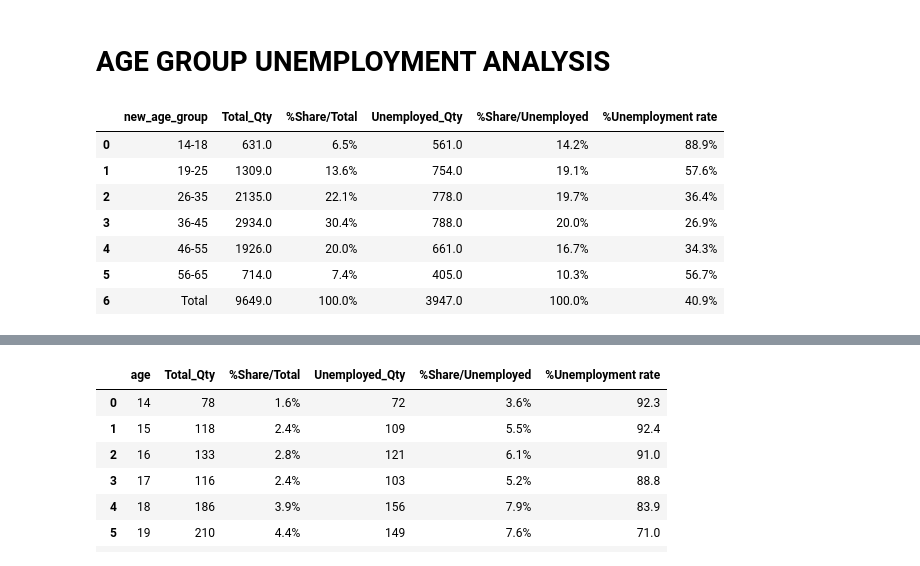
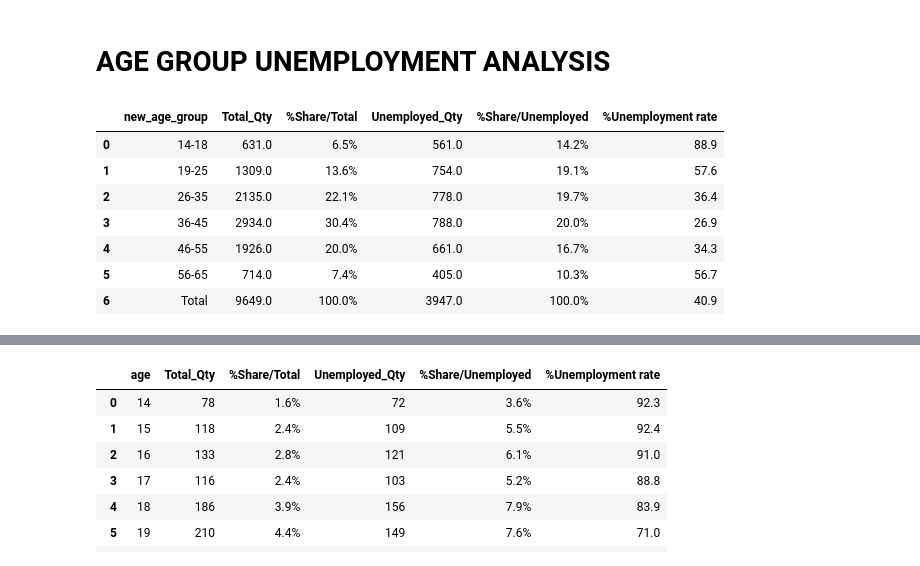
Before and after one commit to juankmp/Project_1_0420_JuanMunoz, a Jupyter notebook: notebooks/analysis.ipynb, the cells around one changed output, grey strips where cells are left out. Cells and saved outputs as stored; diff of their text form; code cells hidden in the pictures.

```diff
--- a/notebooks/analysis.ipynb
+++ b/notebooks/analysis.ipynb
@@ -200,36 +200,36 @@ display(df_result_test) #dataframe without the percentage
 # %%
 df_result_test = df_all.groupby(['new_age_group']).agg({'uuid': ['count']})
 df_result_test.columns = ['Total_Qty']
 df_result_test = df_result_test.reset_index()
 df_result_test.columns = ['new_age_group','Total_Qty']
 df_result_test.loc['Total']= df_result_test.sum(numeric_only=True, axis=0)
 df_result_test['%Share/Total'] = round(df_result_test['Total_Qty'] / df_result_test['Total_Qty'].sum() * 100 * 2,1).astype(str) + '%'
 df_result_test['new_age_group'] = df_result_test['new_age_group'].fillna('Total')
 
 filter = (df_all['full_time_job'] == 'no')
 df_all_2 = df_all[filter]
 
 df_result_test_2 = df_all_2.groupby(['new_age_group']).agg({'uuid': ['count']})
 df_result_test_2.columns = ['Unemployed_Qty']
 df_result_test_2 = df_result_test_2.reset_index()
 df_result_test_2.columns = ['new_age_group','Unemployed_Qty']
 df_result_test_2.loc['Total']= df_result_test_2.sum(numeric_only=True, axis=0)
 df_result_test_2['%Share/Unemployed'] = round(df_result_test_2['Unemployed_Qty'] / df_result_test_2['Unemployed_Qty'].sum() * 100 * 2,1).astype(str) + '%'
 df_result_test_2['new_age_group'] = df_result_test_2['new_age_group'].fillna('Total')
 
 
 
 
 df_age_group_unemployment = pd.merge(df_result_test,df_result_test_2, how='left',on = 'new_age_group')
-df_age_group_unemployment['%Unemployment rate'] = round(df_age_group_unemployment['Unemployed_Qty'] / df_age_group_unemployment['Total_Qty']*100,1).astype(str) + '%'
+df_age_group_unemployment['%Unemployment rate'] = round(df_age_group_unemployment['Unemployed_Qty'] / df_age_group_unemployment['Total_Qty']*100,1)#.astype(str) + '%'
 
 display(df_age_group_unemployment)
 # %% [output]
 |  | new_age_group | Total_Qty | %Share/Total | Unemployed_Qty | %Share/Unemployed | %Unemployment rate |
-| 0 | 14-18 | 631.0 | 6.5% | 561.0 | 14.2% | 88.9% |
-| 1 | 19-25 | 1309.0 | 13.6% | 754.0 | 19.1% | 57.6% |
-| 2 | 26-35 | 2135.0 | 22.1% | 778.0 | 19.7% | 36.4% |
-| 3 | 36-45 | 2934.0 | 30.4% | 788.0 | 20.0% | 26.9% |
-| 4 | 46-55 | 1926.0 | 20.0% | 661.0 | 16.7% | 34.3% |
-| 5 | 56-65 | 714.0 | 7.4% | 405.0 | 10.3% | 56.7% |
-| 6 | Total | 9649.0 | 100.0% | 3947.0 | 100.0% | 40.9% |
+| 0 | 14-18 | 631.0 | 6.5% | 561.0 | 14.2% | 88.9 |
+| 1 | 19-25 | 1309.0 | 13.6% | 754.0 | 19.1% | 57.6 |
+| 2 | 26-35 | 2135.0 | 22.1% | 778.0 | 19.7% | 36.4 |
+| 3 | 36-45 | 2934.0 | 30.4% | 788.0 | 20.0% | 26.9 |
+| 4 | 46-55 | 1926.0 | 20.0% | 661.0 | 16.7% | 34.3 |
+| 5 | 56-65 | 714.0 | 7.4% | 405.0 | 10.3% | 56.7 |
+| 6 | Total | 9649.0 | 100.0% | 3947.0 | 100.0% | 40.9 |
```
Also changed, not shown: parts of 4 cells of this notebook, 15 other files.
